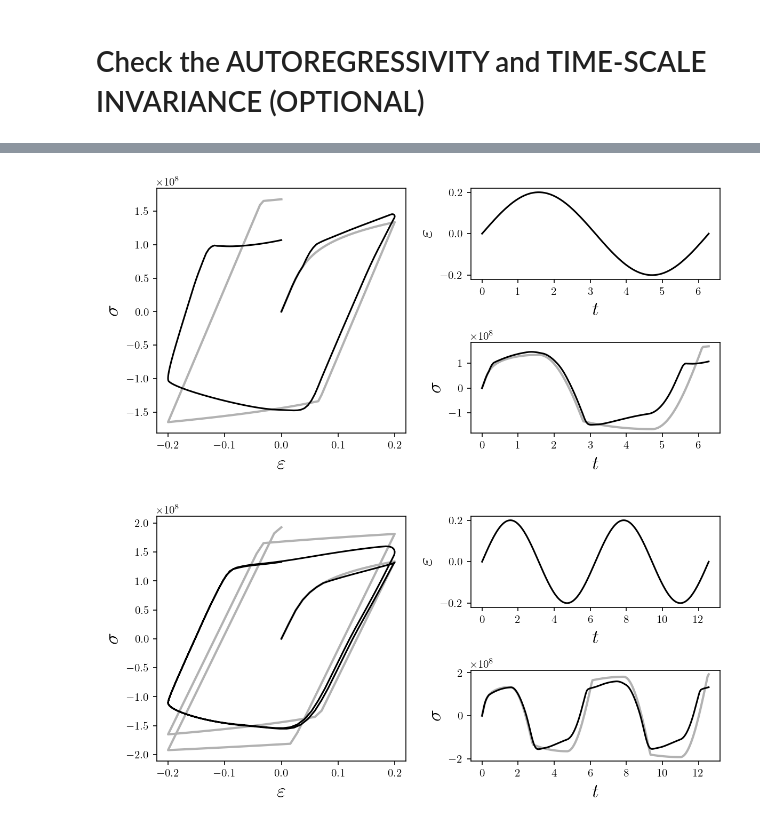
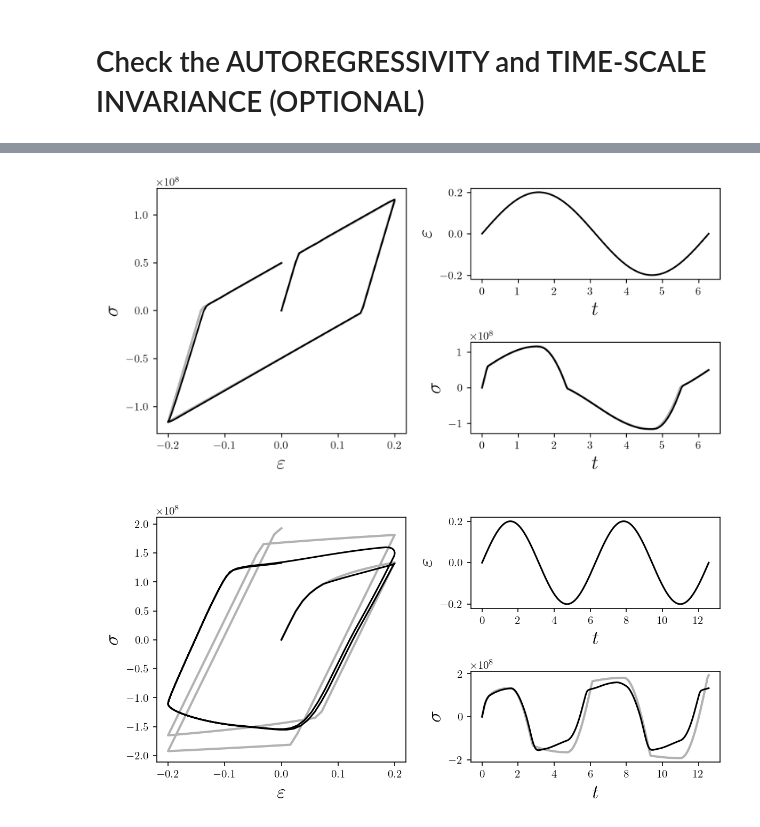
Before and after one commit to zsoca000/EP-neural-nets, a Jupyter notebook: eval.ipynb, the cells around one changed output, grey strips where cells are left out. Saved outputs shown, nothing was run; the diff lists cells and outputs as text; code cells hidden in the pictures.

```diff
--- a/eval.ipynb
+++ b/eval.ipynb
@@ -158,29 +160,29 @@ plt.show()
 # %%
 N = 200
 
 t = np.linspace(0, 2*np.pi, N)
 eps = np.sin(t) * 0.2
 
-mat = materials[name]
+mat = MATERIALS[name]
 sig_true = HARDENING(eps, mat['E'],mat['dalpha'], mat['Y'])[0]
 
 model = load_model(osp.join(model_path, 'model.pth'))
 y0 = torch.tensor(sig_true[:k],dtype=torch.float).unsqueeze(0)
 u = torch.tensor(eps,dtype=torch.float).unsqueeze(0)
 sig_pred = model.predict(y0, u).detach().numpy()[0]
 
 # plot
 plot_response(
     eps,
     sig_true,
     sig_pred,
     t,
 )
 plt.tight_layout()
 plt.savefig(osp.join(model_path,f'sin1_N={N}.png'))
 plt.show()
 # %% [output]
-[figure, old version]
+[figure, new version]
 # %%
 N = 200
 
```
Also changed, not shown: parts of 13 cells of this notebook, 55 other files.
